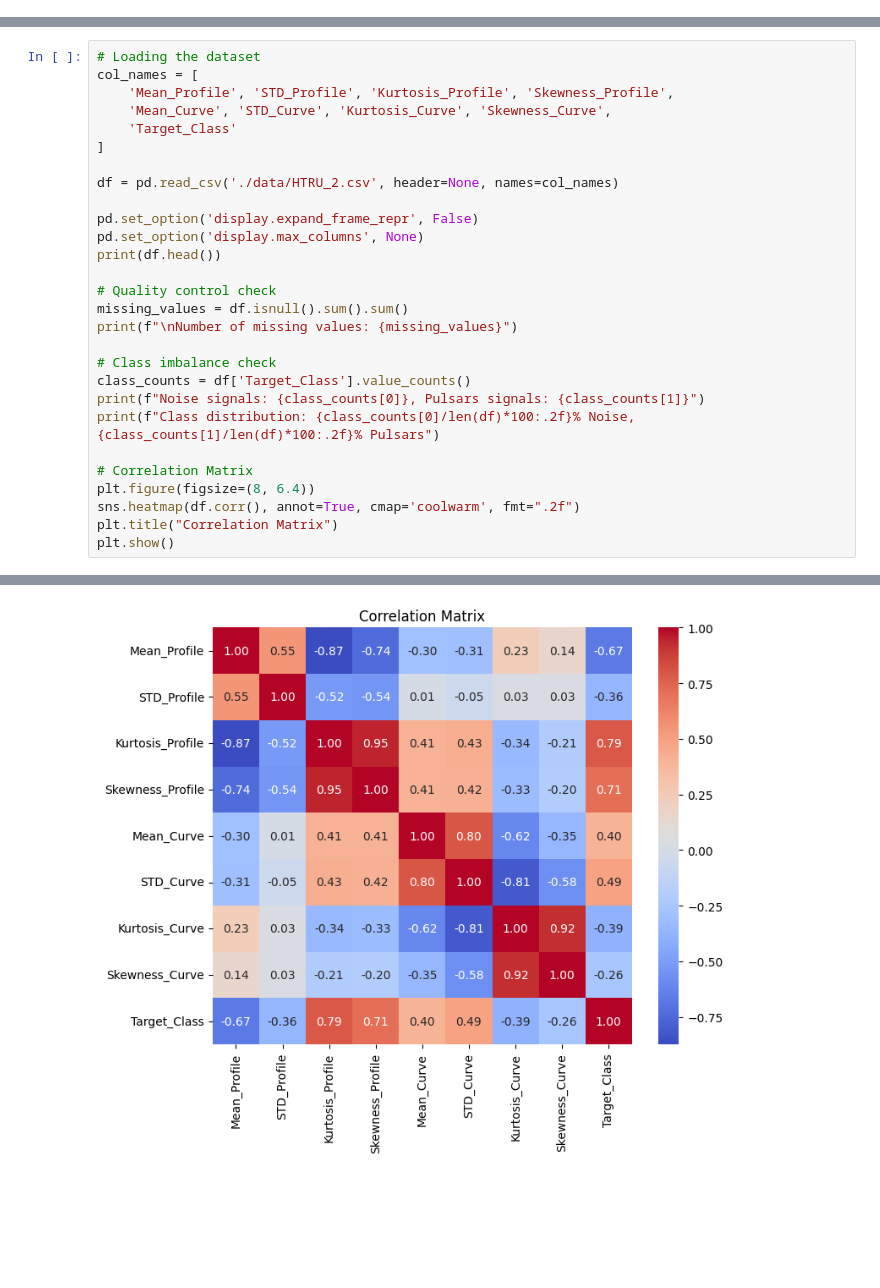
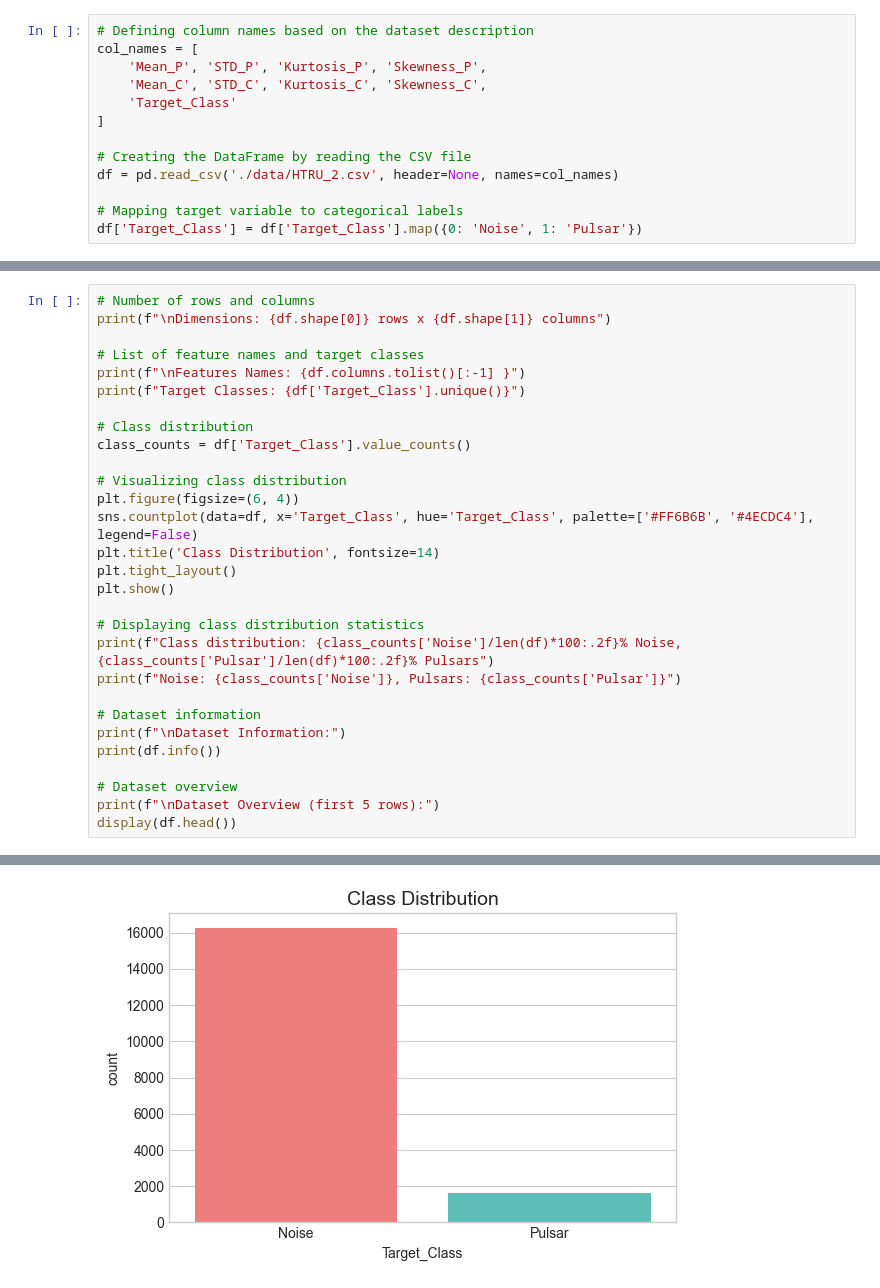
Before and after one commit to johnh-04/pulsar-classification, a Jupyter notebook: main.ipynb, the cells around one changed output, grey strips where cells are left out. Drawn from its saved outputs; the diff is of its cells as text; blank space fills up the shorter version.

```diff
--- a/main.ipynb
+++ b/main.ipynb
@@ -34,0 +61,13 @@ from sklearn.metrics import accuracy_score, recall_score
+# %%
+# Defining column names based on the dataset description
+col_names = [
+    'Mean_P', 'STD_P', 'Kurtosis_P', 'Skewness_P',
+    'Mean_C', 'STD_C', 'Kurtosis_C', 'Skewness_C',
+    'Target_Class'
+]
+
+# Creating the DataFrame by reading the CSV file
+df = pd.read_csv('./data/HTRU_2.csv', header=None, names=col_names)
+
+# Mapping target variable to categorical labels
+df['Target_Class'] = df['Target_Class'].map({0: 'Noise', 1: 'Pulsar'})
@@ -35,29 +76,30 @@ from sklearn.metrics import accuracy_score, recall_score
 # %%
-# Loading the dataset
-col_names = [
-    'Mean_Profile', 'STD_Profile', 'Kurtosis_Profile', 'Skewness_Profile',
-    'Mean_Curve', 'STD_Curve', 'Kurtosis_Curve', 'Skewness_Curve',
-    'Target_Class'
-]
+# Number of rows and columns
+print(f"\nDimensions: {df.shape[0]} rows x {df.shape[1]} columns")
 
-df = pd.read_csv('./data/HTRU_2.csv', header=None, names=col_names)
+# List of feature names and target classes
+print(f"\nFeatures Names: {df.columns.tolist()[:-1] }")
+print(f"Target Classes: {df['Target_Class'].unique()}")
 
-pd.set_option('display.expand_frame_repr', False)
-pd.set_option('display.max_columns', None)
-print(df.head())
+# Class distribution
+class_counts = df['Target_Class'].value_counts()
 
-# Quality control check
-missing_values = df.isnull().sum().sum()
-print(f"\nNumber of missing values: {missing_values}")
+# Visualizing class distribution
+plt.figure(figsize=(6, 4))
+sns.countplot(data=df, x='Target_Class', hue='Target_Class', palette=['#FF6B6B', '#4ECDC4'], legend=False)
+plt.title('Class Distribution', fontsize=14)
+plt.tight_layout()
+plt.show()
 
-# Class imbalance check
-class_counts = df['Target_Class'].value_counts()
-print(f"Noise signals: {class_counts[0]}, Pulsars signals: {class_counts[1]}")
-print(f"Class distribution: {class_counts[0]/len(df)*100:.2f}% Noise, {class_counts[1]/len(df)*100:.2f}% Pulsars")
+# Displaying class distribution statistics
+print(f"Class distribution: {class_counts['Noise']/len(df)*100:.2f}% Noise, {class_counts['Pulsar']/len(df)*100:.2f}% Pulsars")
+print(f"Noise: {class_counts['Noise']}, Pulsars: {class_counts['Pulsar']}")
 
-# Correlation Matrix
-plt.figure(figsize=(8, 6.4))
-sns.heatmap(df.corr(), annot=True, cmap='coolwarm', fmt=".2f")
-plt.title("Correlation Matrix")
-plt.show()
+# Dataset information
+print(f"\nDataset Information:")
+print(df.info())
+
+# Dataset overview
+print(f"\nDataset Overview (first 5 rows):")
+display(df.head())
 # %% [output]
@@ -74 +112 @@ Class distribution: 90.84% Noise, 9.16% Pulsars
-[figure, old version]
+[figure, new version]
```
Also changed, not shown: parts of 50 cells of this notebook, 3 other files.
